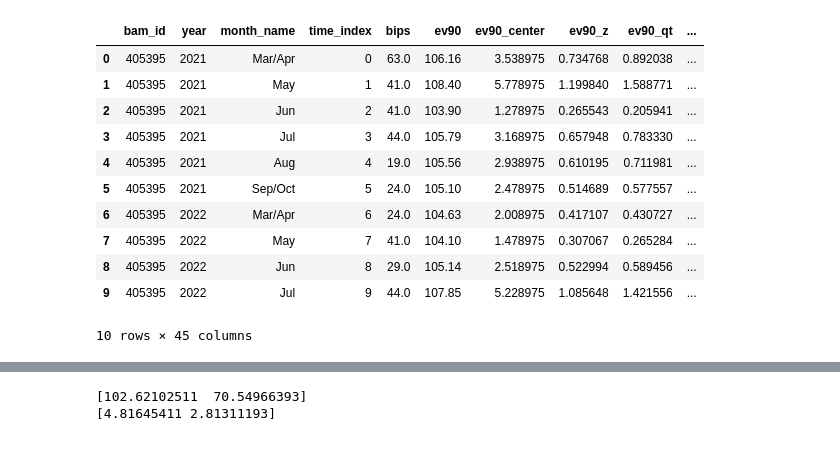
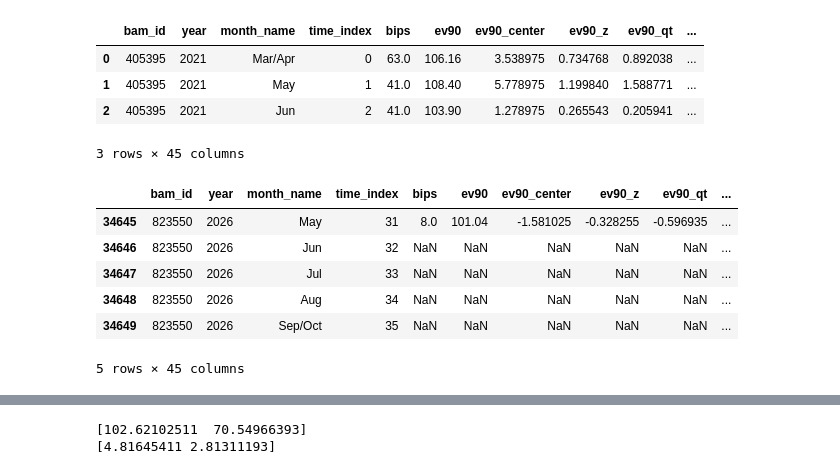
Before and after one commit to remmertjack/portfolio, a Jupyter notebook: batspeed/model.ipynb, the cells around one changed output, grey strips where cells are left out. Drawn from its saved outputs; the diff is of its cells as text; code cells hidden in the pictures.

```diff
--- a/batspeed/model.ipynb
+++ b/batspeed/model.ipynb
@@ -169,17 +180,20 @@ df['country2_idx'], position_lookup = define_index(df, "country2")
 country2_list = ['New Country'] + pd.unique(df['country2']).tolist()
 country2_idx_vals = df['country2_idx'].values
 # %%
-df.head(10)
+df.head(3)
 # %% [output]
 |  | bam_id | year | month_name | time_index | bips | ev90 | ev90_center | ev90_z | ev90_qt | ... |
 | 0 | 405395 | 2021 | Mar/Apr | 0 | 63.0 | 106.16 | 3.538975 | 0.734768 | 0.892038 | ... |
 | 1 | 405395 | 2021 | May | 1 | 41.0 | 108.40 | 5.778975 | 1.199840 | 1.588771 | ... |
 | 2 | 405395 | 2021 | Jun | 2 | 41.0 | 103.90 | 1.278975 | 0.265543 | 0.205941 | ... |
-| 3 | 405395 | 2021 | Jul | 3 | 44.0 | 105.79 | 3.168975 | 0.657948 | 0.783330 | ... |
-| 4 | 405395 | 2021 | Aug | 4 | 19.0 | 105.56 | 2.938975 | 0.610195 | 0.711981 | ... |
-| 5 | 405395 | 2021 | Sep/Oct | 5 | 24.0 | 105.10 | 2.478975 | 0.514689 | 0.577557 | ... |
-| 6 | 405395 | 2022 | Mar/Apr | 6 | 24.0 | 104.63 | 2.008975 | 0.417107 | 0.430727 | ... |
-| 7 | 405395 | 2022 | May | 7 | 41.0 | 104.10 | 1.478975 | 0.307067 | 0.265284 | ... |
-| 8 | 405395 | 2022 | Jun | 8 | 29.0 | 105.14 | 2.518975 | 0.522994 | 0.589456 | ... |
-| 9 | 405395 | 2022 | Jul | 9 | 44.0 | 107.85 | 5.228975 | 1.085648 | 1.421556 | ... |
-10 rows × 45 columns
+3 rows × 45 columns
+# %%
+df.tail(5)
+# %% [output]
+|  | bam_id | year | month_name | time_index | bips | ev90 | ev90_center | ev90_z | ev90_qt | ... |
+| 34645 | 823550 | 2026 | May | 31 | 8.0 | 101.04 | -1.581025 | -0.328255 | -0.596935 | ... |
+| 34646 | 823550 | 2026 | Jun | 32 | NaN | NaN | NaN | NaN | NaN | ... |
+| 34647 | 823550 | 2026 | Jul | 33 | NaN | NaN | NaN | NaN | NaN | ... |
+| 34648 | 823550 | 2026 | Aug | 34 | NaN | NaN | NaN | NaN | NaN | ... |
+| 34649 | 823550 | 2026 | Sep/Oct | 35 | NaN | NaN | NaN | NaN | NaN | ... |
+5 rows × 45 columns
```
Also changed, not shown: parts of 16 cells of this notebook.
